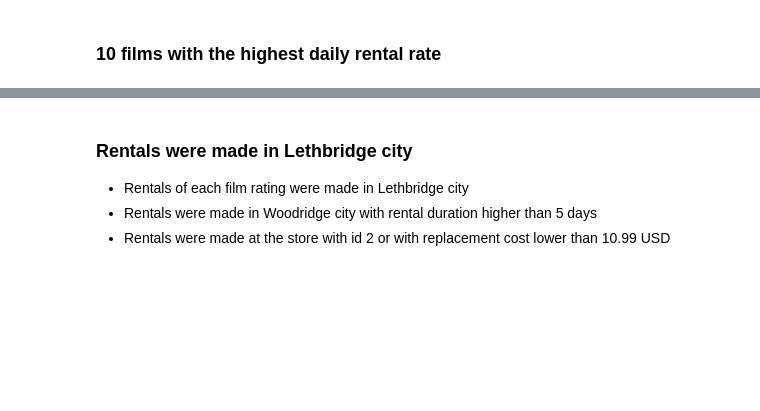
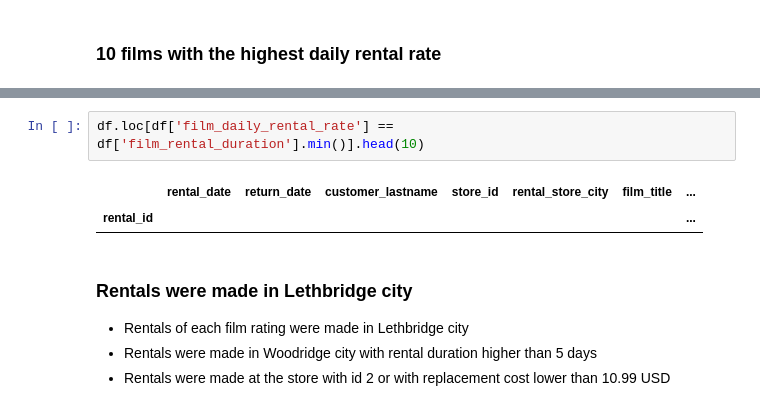
Before and after one commit to luroel/sakiladb, a Jupyter notebook: main_sakila_db.ipynb, the cells around one changed output, grey strips where cells are left out. Saved outputs shown, nothing was run; the diff lists cells and outputs as text; blank space fills up the shorter version.

```diff
--- a/main_sakila_db.ipynb
+++ b/main_sakila_db.ipynb
@@ -284,3 +269,8 @@ df.loc[df['film_daily_rental_rate'] == df['film_daily_rental_rate'].max()].head(
+# %%
+df.loc[df['film_daily_rental_rate'] == df['film_rental_duration'].min()].head(10)
+# %% [output]
+|  | rental_date | return_date | customer_lastname | store_id | rental_store_city | film_title | ... |
+| rental_id |  |  |  |  |  |  | ... |
 # %% [markdown]
 ### Rentals were made in Lethbridge city
 - Rentals of each film rating were made in Lethbridge city
```
Also changed, not shown: parts of 6 cells of this notebook.
